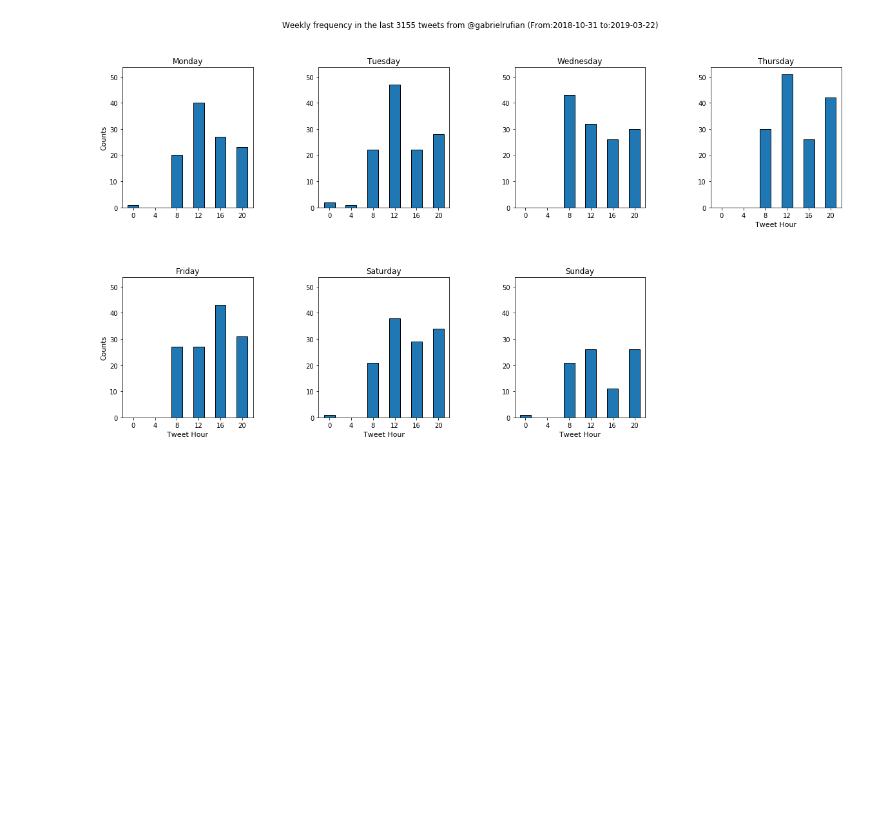
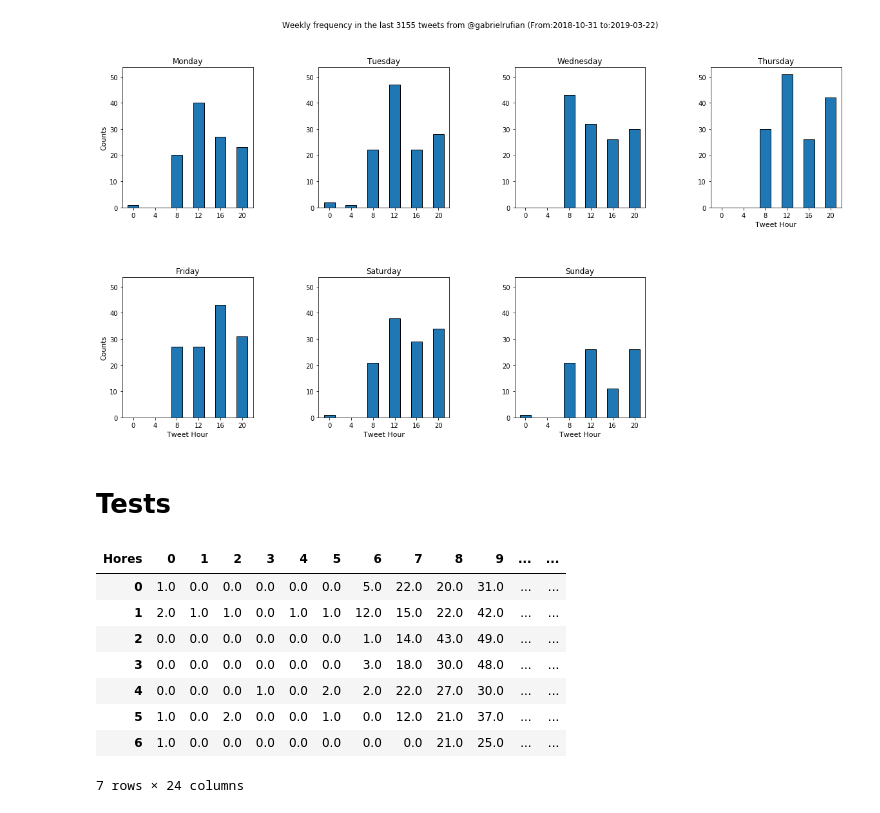
Before and after one commit to fjavierg/TwitterAnalytics, a Jupyter notebook: Twitter Account Analytics.ipynb, the cells around one changed output. Saved outputs shown, nothing was run; the diff lists cells and outputs as text; code cells hidden in the pictures; blank space fills up the shorter version.

```diff
--- a/Twitter Account Analytics.ipynb
+++ b/Twitter Account Analytics.ipynb
@@ -212,3 +212,24 @@ plt.suptitle('Weekly frequency in the last ' + format(len(tweets)) + ' tweets fr
 plt.savefig('results/Weekly from @'+tw_account+'.png')
 # %% [output]
 [figure]
+# %% [markdown]
+# Tests
+# %%
+
+df = pd.DataFrame(data=[tweet.created_at.weekday() for tweet in tweets], columns=['dow'])
+df['hour'] = np.array([tweet.created_at.hour for tweet in tweets])
+
+new_df = df.groupby(['dow','hour']).size().rename_axis([None,'Hores']).to_frame().unstack(level=0).fillna(0).reindex(np.arange(0,24,1)).T
+
+new_df = new_df.reset_index(level=0,drop=True)
+new_df
+# %% [output]
+| Hores | 0 | 1 | 2 | 3 | 4 | 5 | 6 | 7 | 8 | 9 | ... | ... |
+| 0 | 1.0 | 0.0 | 0.0 | 0.0 | 0.0 | 0.0 | 5.0 | 22.0 | 20.0 | 31.0 | ... | ... |
+| 1 | 2.0 | 1.0 | 1.0 | 0.0 | 1.0 | 1.0 | 12.0 | 15.0 | 22.0 | 42.0 | ... | ... |
+| 2 | 0.0 | 0.0 | 0.0 | 0.0 | 0.0 | 0.0 | 1.0 | 14.0 | 43.0 | 49.0 | ... | ... |
+| 3 | 0.0 | 0.0 | 0.0 | 0.0 | 0.0 | 0.0 | 3.0 | 18.0 | 30.0 | 48.0 | ... | ... |
+| 4 | 0.0 | 0.0 | 0.0 | 1.0 | 0.0 | 2.0 | 2.0 | 22.0 | 27.0 | 30.0 | ... | ... |
+| 5 | 1.0 | 0.0 | 2.0 | 0.0 | 0.0 | 1.0 | 0.0 | 12.0 | 21.0 | 37.0 | ... | ... |
+| 6 | 1.0 | 0.0 | 0.0 | 0.0 | 0.0 | 0.0 | 0.0 | 0.0 | 21.0 | 25.0 | ... | ... |
+7 rows × 24 columns
```
Also changed, not shown: parts of 1 cell of this notebook.
